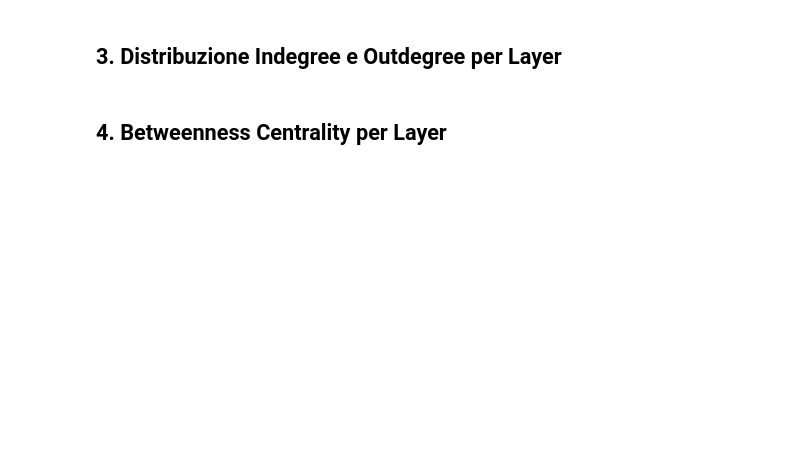
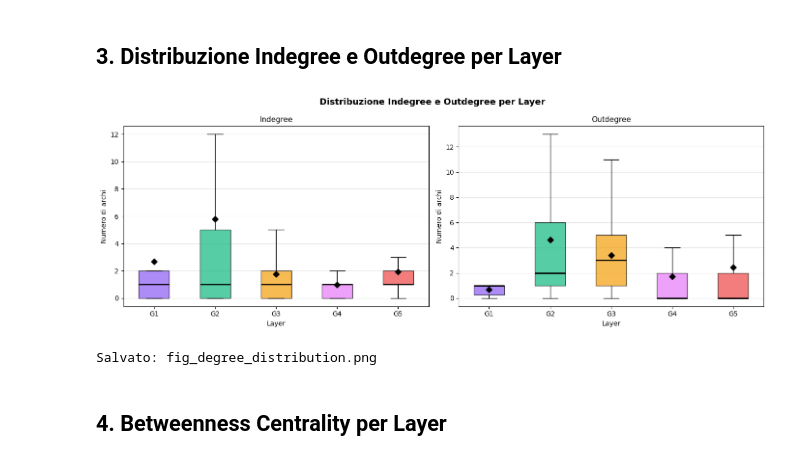
Before and after one commit to claudiabrandetti/eu-law-network-viz, a Jupyter notebook: notebooks/05_network_analysis.ipynb, the cells around one changed output. Drawn from its saved outputs; the diff is of its cells as text; code cells hidden in the pictures; blank space fills up the shorter version.

```diff
--- a/notebooks/05_network_analysis.ipynb
+++ b/notebooks/05_network_analysis.ipynb
@@ -31,18 +37,25 @@ sys.path.append('..')
 from config_golden_power import MATERIA_NAME
 
 output_path = os.path.join('..', 'data', 'output', MATERIA_NAME)
-INPUT_FILE  = os.path.join(output_path, 'gephi_nodes_exported.csv')  # esportato da Gephi dopo import di gephi_nodes_focal_classified.csv
+INPUT_FILE  = os.path.join(output_path, 'gephi_nodes_exported.csv')
 OUTPUT_CSV  = os.path.join(output_path, 'network_analysis_report.csv')
-OUTPUT_FIGS = output_path  # salva i grafici nella stessa cartella
+OUTPUT_FIGS = os.path.join(output_path, 'figures')
+os.makedirs(OUTPUT_FIGS, exist_ok=True)
 
 # Palette layer — coerente con i colori Gephi
 LAYER_COLORS = {'G1': '#8B5CF6', 'G2': '#10B981', 'G3': '#F59E0B', 'G4': '#E879F9', 'G5': '#EF4444'}
 LAYER_ORDER  = ['G1', 'G2', 'G3', 'G4', 'G5']
 
+# Soglia purezza per definire atti ibridi vs puri
+PURITY_THRESHOLD = 0.7
+
 df = pd.read_csv(INPUT_FILE)
 
-print(f"Nodi caricati:  {len(df)}")
-print(f"Colonne:        {df.columns.tolist()}")
+# Normalizza nomi colonne Gephi (possono variare leggermente tra versioni)
+df.columns = [c.strip().lower().replace(' ', '_') for c in df.columns]
+
+print(f"Nodi caricati: {len(df)}")
+print(f"Colonne: {df.columns.tolist()}")
 print()
 print("Distribuzione layer:")
 print(df['layer'].value_counts().to_string())
@@ -54,7 +76,9 @@ Per ciascun layer calcoliamo le metriche di rete principali: indegree, outdegree
 METRICS = ['indegree', 'outdegree', 'degree', 'betweenesscentrality',
            'closnesscentrality', 'clustering']
 
-# Statistiche per layer
+# Usa solo le metriche effettivamente presenti nel CSV esportato da Gephi
+METRICS = [m for m in METRICS if m in df.columns]
+
 stats = df.groupby('layer')[METRICS].agg(['mean', 'median', 'std', 'max'])
 stats.columns = ['_'.join(c) for c in stats.columns]
 stats = stats.loc[[l for l in LAYER_ORDER if l in stats.index]]
@@ -62,8 +86,9 @@ stats = stats.loc[[l for l in LAYER_ORDER if l in stats.index]]
 print("=== STATISTICHE PER LAYER ===")
 print()
 
-# Stampa leggibile per le metriche principali
 for metric in ['indegree', 'outdegree', 'betweenesscentrality']:
+    if metric not in METRICS:
+        continue
     print(f"{metric}:")
     for layer in LAYER_ORDER:
         if layer not in df['layer'].values:
@@ -131,37 +200,36 @@ check_hypothesis(
 # %%
 fig, axes = plt.subplots(1, 2, figsize=(14, 5))
 fig.suptitle('Distribuzione Indegree e Outdegree per Layer', fontsize=13, fontweight='bold')
 
 for ax, metric, label in zip(axes, ['indegree', 'outdegree'], ['Indegree', 'Outdegree']):
-    data_by_layer = [
-        df[df['layer'] == l][metric].values
-        for l in LAYER_ORDER if l in df['layer'].values
-    ]
+    data_by_layer  = [df[df['layer'] == l][metric].values for l in LAYER_ORDER if l in df['layer'].values]
     labels_present = [l for l in LAYER_ORDER if l in df['layer'].values]
     colors_present = [LAYER_COLORS[l] for l in labels_present]
 
     bp = ax.boxplot(data_by_layer, labels=labels_present, patch_artist=True,
                     medianprops=dict(color='black', linewidth=2),
-                    showfliers=False)  # nascondi outlier estremi per leggibilità
+                    showfliers=False)
 
     for patch, color in zip(bp['boxes'], colors_present):
         patch.set_facecolor(color)
         patch.set_alpha(0.7)
 
-    # Aggiungi media come punto
-    for i, (layer, d) in enumerate(zip(labels_present, data_by_layer)):
+    for i, d in enumerate(data_by_layer):
         ax.scatter(i + 1, np.mean(d), color='black', zorder=5, s=40, marker='D')
 
     ax.set_title(label, fontsize=11)
     ax.set_xlabel('Layer')
     ax.set_ylabel('Numero di archi')
     ax.yaxis.set_major_locator(mticker.MaxNLocator(integer=True))
     ax.grid(axis='y', alpha=0.3)
 
 plt.tight_layout()
 plt.savefig(os.path.join(OUTPUT_FIGS, 'fig_degree_distribution.png'), dpi=150, bbox_inches='tight')
 plt.show()
 print("Salvato: fig_degree_distribution.png")
+# %% [output]
+[figure, added]
+Salvato: fig_degree_distribution.png
 # %% [markdown]
 ## 4. Betweenness Centrality per Layer
 # %%
```
Also changed, not shown: parts of 19 cells of this notebook, 13 other files.
